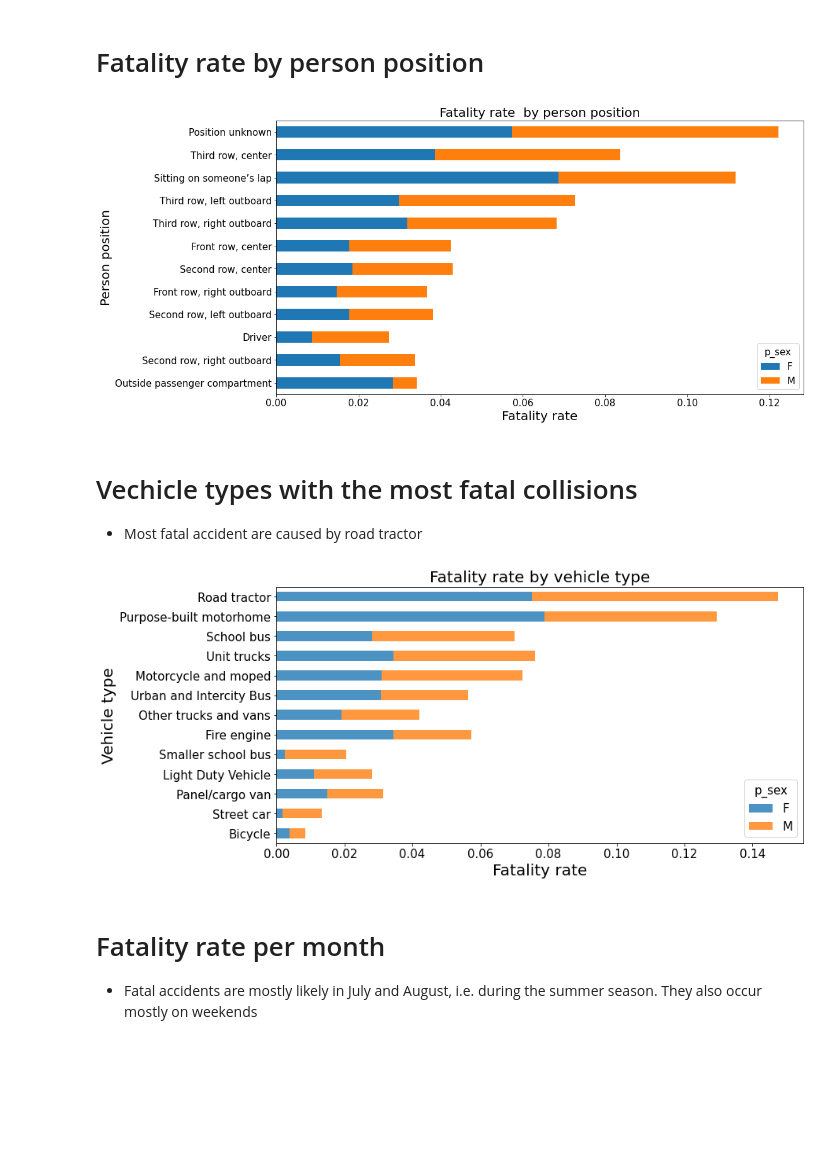
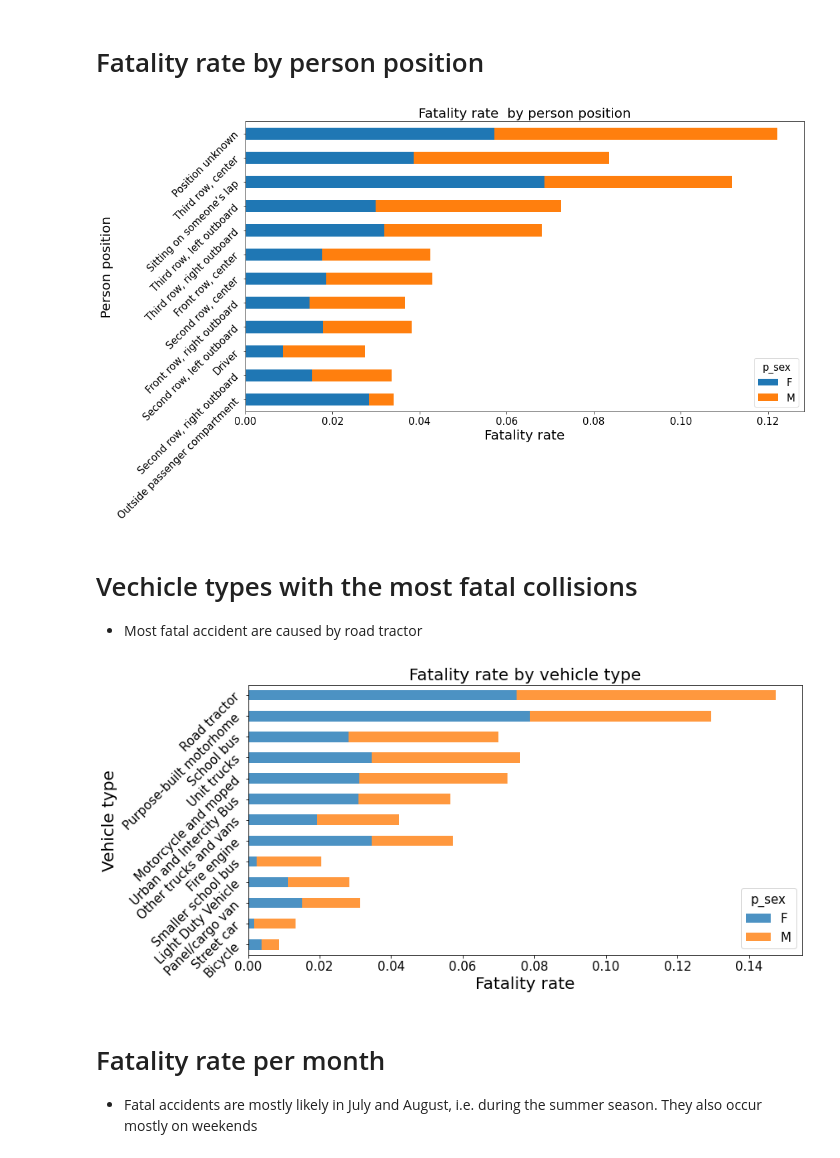
Before and after one commit to Owerre/imbalanced-learning, a Jupyter notebook: canada-collision/notebooks/02-eda.ipynb, the cells around one changed output. Saved outputs shown, nothing was run; the diff lists cells and outputs as text; code cells hidden in the pictures; blank space fills up the shorter version.

```diff
--- a/canada-collision/notebooks/02-eda.ipynb
+++ b/canada-collision/notebooks/02-eda.ipynb
@@ -243,14 +244,15 @@ plt.savefig('../image/fig1.png')
 # %%
 #  Plot figure
 table_year = df.pivot_table('class', index = 'p_psn', columns = 'p_sex', aggfunc = 'mean')
 table_year.sort_values(by =['M']).plot(kind = 'barh', stacked = True,figsize = (15,8))
 
 plt.xlabel('Fatality rate', fontsize = 20)
 plt.ylabel('Person position', fontsize = 20)
 plt.title('Fatality rate  by person position', fontsize = 20)
+plt.yticks(rotation = 45)
 plt.savefig('../image/fig_p.png')
 # %% [output]
-[figure, old version]
+[figure, new version]
 # %% [markdown]
 # Vechicle types with the most fatal collisions
 - Most fatal accident are caused by road tractor
@@ -263,9 +265,10 @@ plt.ylabel('Vehicle type', fontsize=20)
 plt.xlabel('Fatality rate', fontsize=20)
 plt.legend(loc= 'lower right', title = 'p_sex')
 plt.title('Fatality rate by vehicle type', fontsize=20)
+plt.yticks(rotation = 45)
 plt.savefig('../image/fig6.pdf')
 # %% [output]
-[figure, old version]
+[figure, new version]
 # %% [markdown]
 #  Fatality rate per month
 - Fatal accidents are mostly likely in July and August, i.e. during the summer season. They also occur mostly on weekends
```
Also changed, not shown: parts of 10 cells of this notebook, 18 other files.
